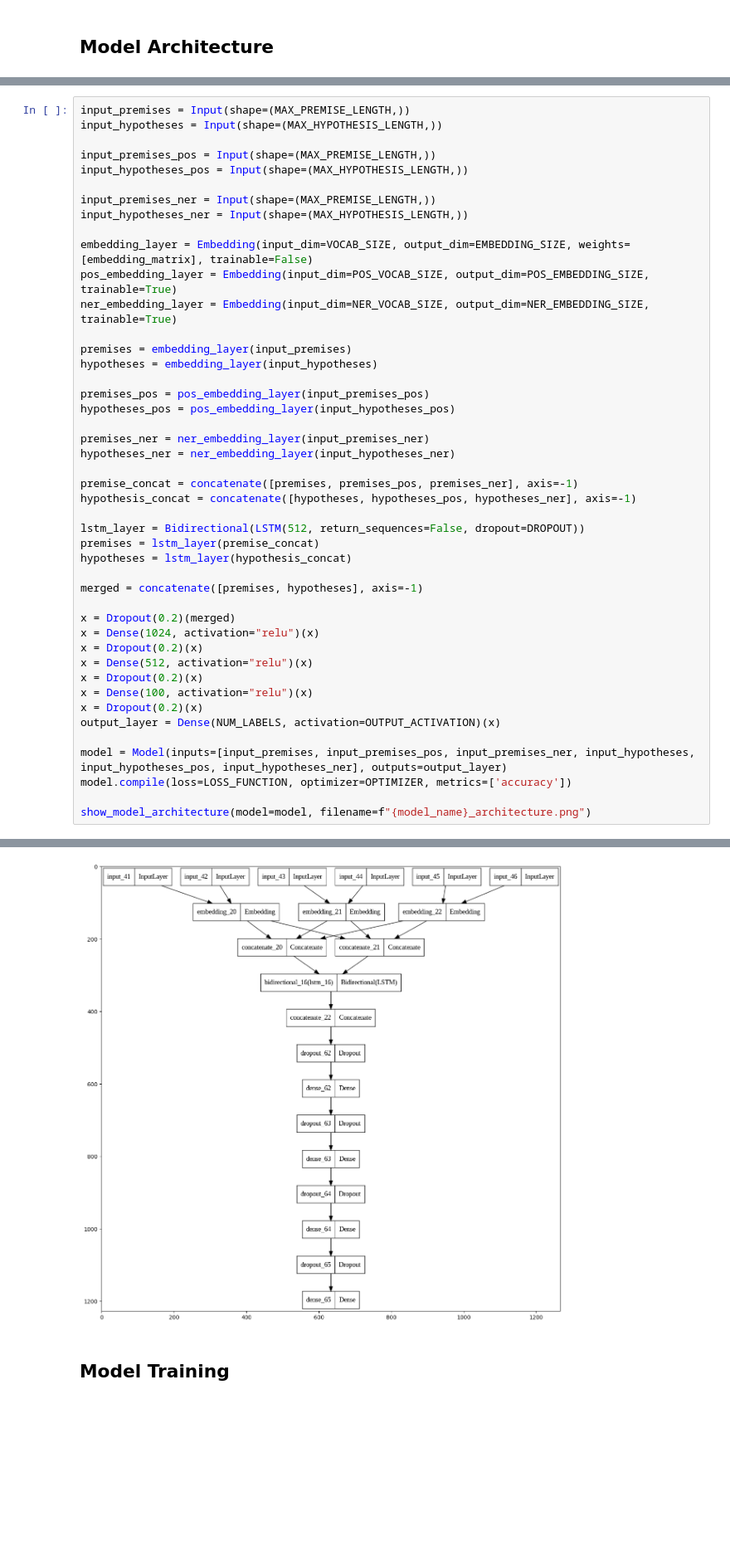
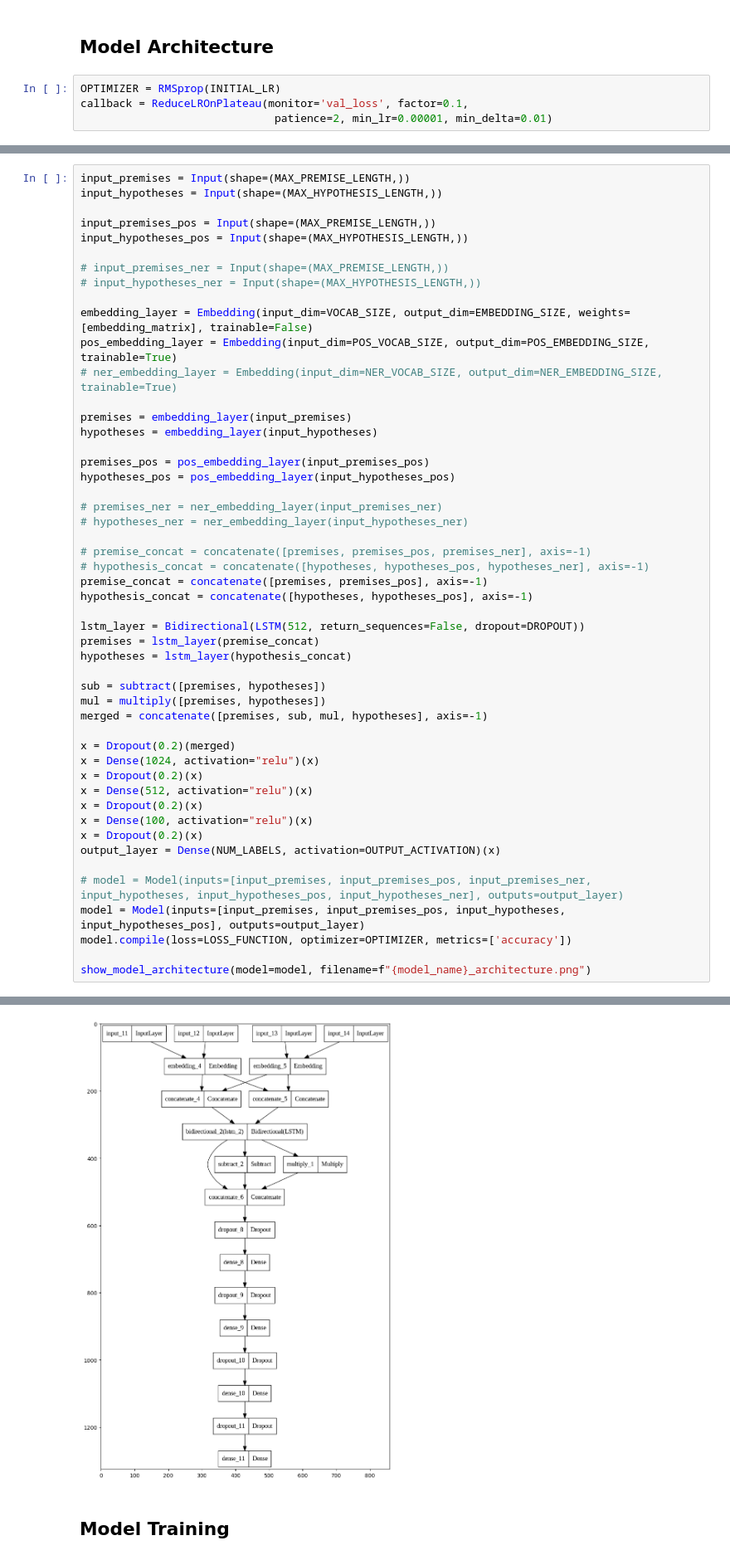
Before and after one commit to DennisKiselev/nlu-coursework, a Jupyter notebook: solution_B/experimentation_bert.ipynb, the cells around one changed output, grey strips where cells are left out. Shown at 83% size. Saved outputs shown, nothing was run; the diff lists cells and outputs as text; blank space fills up the shorter version.

```diff
--- a/solution_B/experimentation_bert.ipynb
+++ b/solution_B/experimentation_bert.ipynb
@@ -712,5 +888,9 @@ test_metrics.head()
 model_name = "enhanced_embeddings"
 # %% [markdown]
 ## Model Architecture
+# %%
+OPTIMIZER = RMSprop(INITIAL_LR)
+callback = ReduceLROnPlateau(monitor='val_loss', factor=0.1,
+                              patience=2, min_lr=0.00001, min_delta=0.01)
 # %%
 POS_EMBEDDING_SIZE: int = 100
@@ -722,12 +902,12 @@ input_hypotheses = Input(shape=(MAX_HYPOTHESIS_LENGTH,))
 input_premises_pos = Input(shape=(MAX_PREMISE_LENGTH,))
 input_hypotheses_pos = Input(shape=(MAX_HYPOTHESIS_LENGTH,))
 
-input_premises_ner = Input(shape=(MAX_PREMISE_LENGTH,))
-input_hypotheses_ner = Input(shape=(MAX_HYPOTHESIS_LENGTH,))
+# input_premises_ner = Input(shape=(MAX_PREMISE_LENGTH,))
+# input_hypotheses_ner = Input(shape=(MAX_HYPOTHESIS_LENGTH,))
 
 embedding_layer = Embedding(input_dim=VOCAB_SIZE, output_dim=EMBEDDING_SIZE, weights=[embedding_matrix], trainable=False)
 pos_embedding_layer = Embedding(input_dim=POS_VOCAB_SIZE, output_dim=POS_EMBEDDING_SIZE, trainable=True)
-ner_embedding_layer = Embedding(input_dim=NER_VOCAB_SIZE, output_dim=NER_EMBEDDING_SIZE, trainable=True)
+# ner_embedding_layer = Embedding(input_dim=NER_VOCAB_SIZE, output_dim=NER_EMBEDDING_SIZE, trainable=True)
 
 premises = embedding_layer(input_premises)
 hypotheses = embedding_layer(input_hypotheses)
@@ -735,17 +915,21 @@ hypotheses = embedding_layer(input_hypotheses)
 premises_pos = pos_embedding_layer(input_premises_pos)
 hypotheses_pos = pos_embedding_layer(input_hypotheses_pos)
 
-premises_ner = ner_embedding_layer(input_premises_ner)
-hypotheses_ner = ner_embedding_layer(input_hypotheses_ner)
+# premises_ner = ner_embedding_layer(input_premises_ner)
+# hypotheses_ner = ner_embedding_layer(input_hypotheses_ner)
 
-premise_concat = concatenate([premises, premises_pos, premises_ner], axis=-1)
-hypothesis_concat = concatenate([hypotheses, hypotheses_pos, hypotheses_ner], axis=-1)
+# premise_concat = concatenate([premises, premises_pos, premises_ner], axis=-1)
+# hypothesis_concat = concatenate([hypotheses, hypotheses_pos, hypotheses_ner], axis=-1)
+premise_concat = concatenate([premises, premises_pos], axis=-1)
+hypothesis_concat = concatenate([hypotheses, hypotheses_pos], axis=-1)
 
 lstm_layer = Bidirectional(LSTM(512, return_sequences=False, dropout=DROPOUT))
 premises = lstm_layer(premise_concat)
 hypotheses = lstm_layer(hypothesis_concat)
 
-merged = concatenate([premises, hypotheses], axis=-1)
+sub = subtract([premises, hypotheses])
+mul = multiply([premises, hypotheses])
+merged = concatenate([premises, sub, mul, hypotheses], axis=-1)
 
 x = Dropout(0.2)(merged)
 x = Dense(1024, activation="relu")(x)
@@ -756,7 +940,8 @@ x = Dense(100, activation="relu")(x)
 x = Dropout(0.2)(x)
 output_layer = Dense(NUM_LABELS, activation=OUTPUT_ACTIVATION)(x)
 
-model = Model(inputs=[input_premises, input_premises_pos, input_premises_ner, input_hypotheses, input_hypotheses_pos, input_hypotheses_ner], outputs=output_layer)
+# model = Model(inputs=[input_premises, input_premises_pos, input_premises_ner, input_hypotheses, input_hypotheses_pos, input_hypotheses_ner], outputs=output_layer)
+model = Model(inputs=[input_premises, input_premises_pos, input_hypotheses, input_hypotheses_pos], outputs=output_layer)
 model.compile(loss=LOSS_FUNCTION, optimizer=OPTIMIZER, metrics=['accuracy'])
 
 show_model_architecture(model=model, filename=f"{model_name}_architecture.png")
@@ -779,6 +964,6 @@ Trainable params: 8541404 (32.58 MB)
 Non-trainable params: 38603520 (147.26 MB)
 __________________________________________________________________________________________________
-[figure, old version]
+[figure, new version]
 # %% [markdown]
 ## Model Training
 # %%
```
Also changed, not shown: parts of 68 cells of this notebook, 23 other files.
